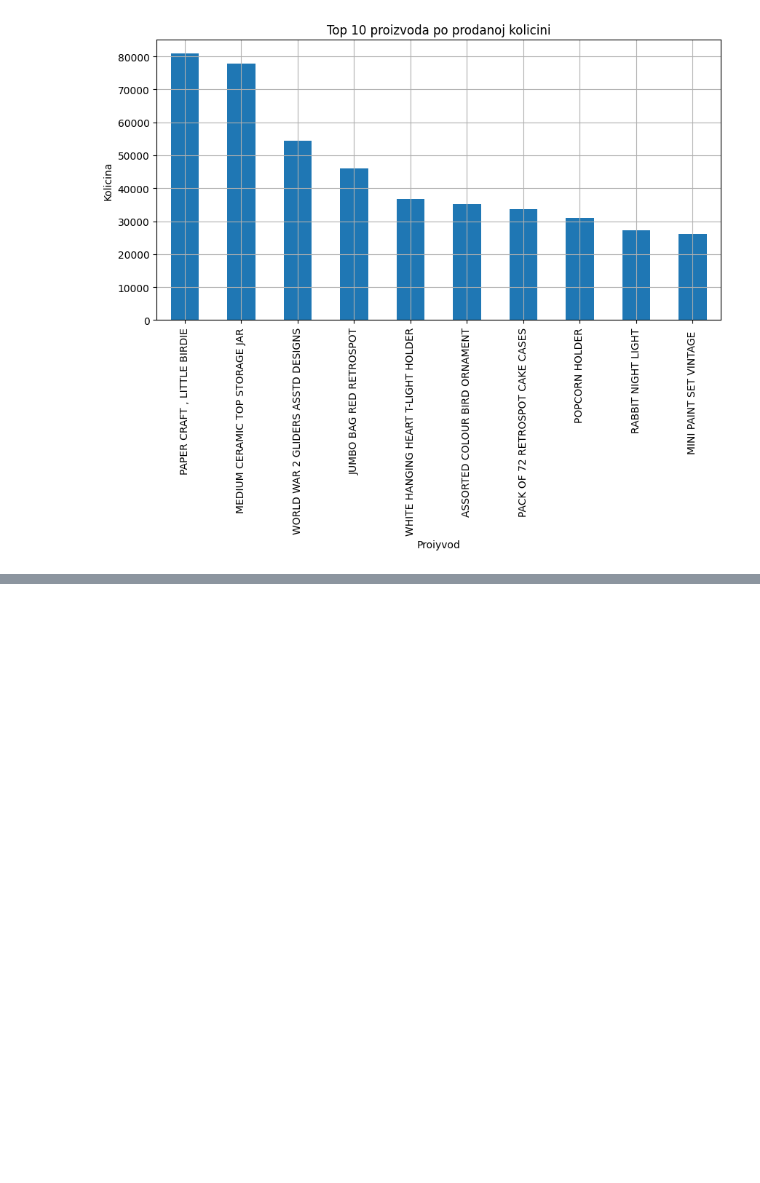
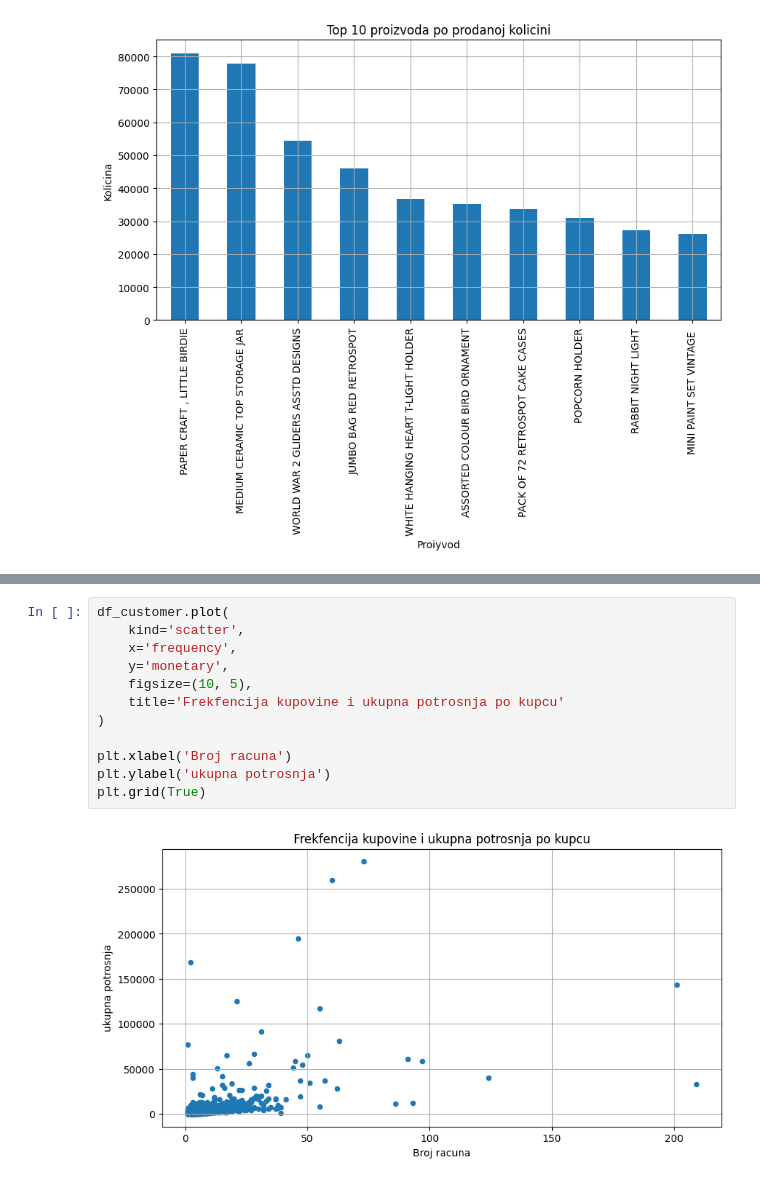
Before and after one commit to python-developer-algebra-klujic/pyds-ponavljanje, a Jupyter notebook: Final project - Online Retail Store.ipynb, the cells around one changed output, grey strips where cells are left out. Saved outputs shown, nothing was run; the diff lists cells and outputs as text; blank space fills up the shorter version.

```diff
--- a/Final project - Online Retail Store.ipynb
+++ b/Final project - Online Retail Store.ipynb
@@ -296,0 +362,14 @@ plt.show()
+# %%
+df_customer.plot(
+    kind='scatter',
+    x='frequency',
+    y='monetary',
+    figsize=(10, 5),
+    title='Frekfencija kupovine i ukupna potrosnja po kupcu'
+)
+
+plt.xlabel('Broj racuna')
+plt.ylabel('ukupna potrosnja')
+plt.grid(True)
+# %% [output]
+[figure, added]
```
Also changed, not shown: parts of 16 cells of this notebook.
